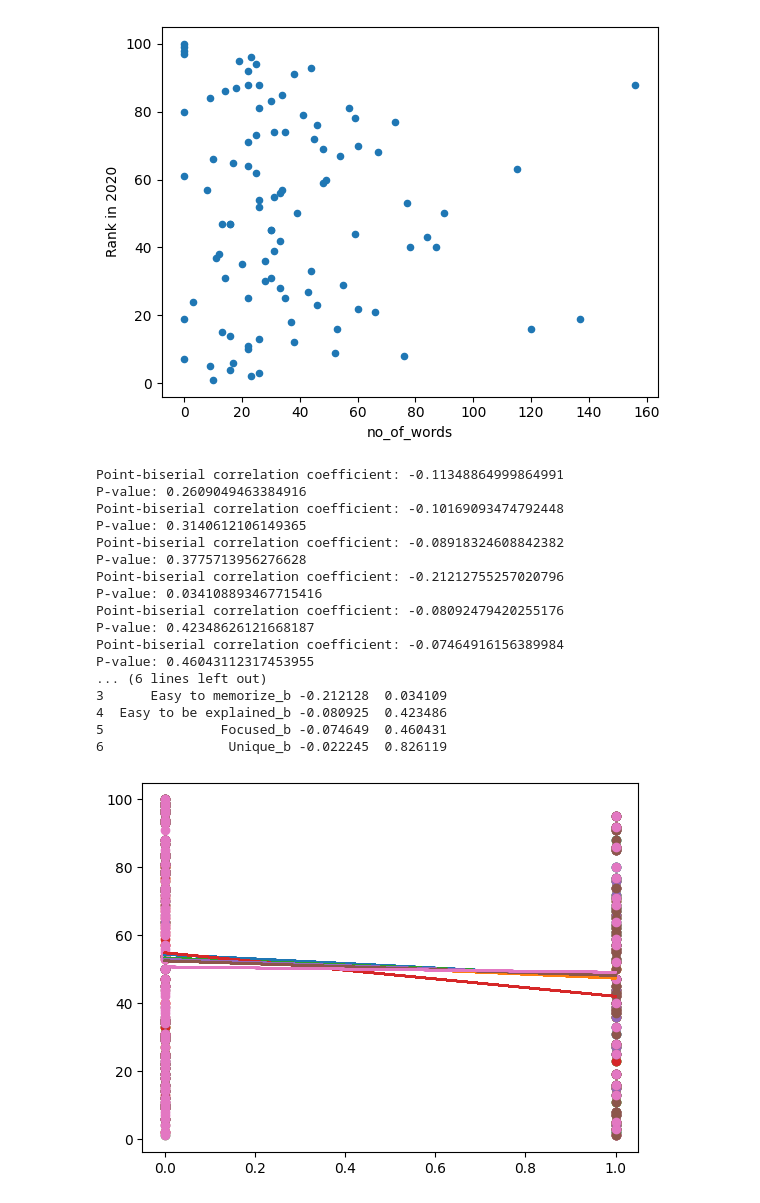
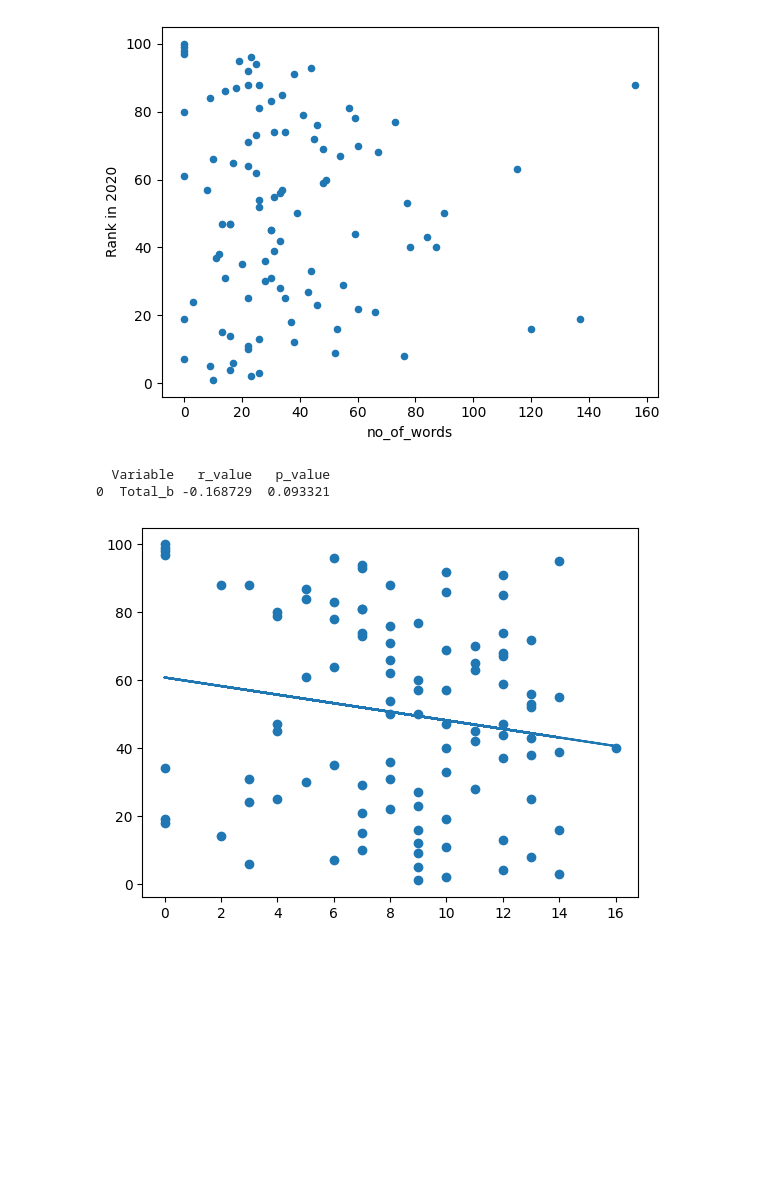
Before and after one commit to SebastianWikt/DS4002-P1, a Jupyter notebook: Scripts/Project_1_text_analysis.ipynb, the cells around one changed output. Drawn from its saved outputs; the diff is of its cells as text; code cells hidden in the pictures; blank space fills up the shorter version.

```diff
--- a/Scripts/Project_1_text_analysis.ipynb
+++ b/Scripts/Project_1_text_analysis.ipynb
@@ -99,3 +124,3 @@ def loadData(file):
 # %%
-data = pd.read_csv('/content/DS4002-P1/project_1_dataset.csv')
+data = pd.read_csv('/content/DS4002-P1/Data/project_1_dataset.csv')
 data = data.rename(columns={"Unnamed: 42": "no_of_words"})
@@ -160,67 +152,68 @@ lrank.plot(kind='scatter', x='no_of_words', y='Rank in 2020')
 # %% [output]
 <Axes: xlabel='no_of_words', ylabel='Rank in 2020'>
 [figure]
-# %%
-def printRandP(data, column_name, compare_column, table):
-  r_value, p_value = pointbiserialr(data[column_name], data[compare_column])
-  scatterAndLine(data[column_name], data[compare_column])
-  new_row = pd.DataFrame({"Variable": [column_name], "r_value": [r_value], "p_value": [p_value]})
-    # Create or update the table
-  if table is None or table.empty:
-      table = new_row
-  else:
-      # Concatenate the new row to the existing table
-      table = pd.concat([table, new_row], ignore_index=True)
-
-  table = table.drop_duplicates(subset=["Variable", "r_value", "p_value"], keep="first")
-
-  print(f"Point-biserial correlation coefficient: {r_value}")
-  print(f"P-value: {p_value}")
-  return table
 # %%
 from scipy.stats import pointbiserialr
 
 # Convert the 'Yes'/'No' column to numerical values (Yes=1, No=0)
       #  'Realistic', 'Shorter', 'Easy to communicate', 'Easy to memorize',
       #  'Easy to be explained', 'Focused', 'Unique',
 data['Realistic_b'] = data['Realistic'].apply(lambda x: 1 if x == 'Y' else 0)
 data['Shorter_b'] = data['Shorter'].apply(lambda x: 1 if x == 'Y' else 0)
 data['Easy to communicate_b'] = data['Easy to communicate'].apply(lambda x: 1 if x == 'Y' else 0)
 data['Easy to memorize_b'] = data['Easy to memorize'].apply(lambda x: 1 if x == 'Y' else 0)
 data['Easy to be explained_b'] = data['Easy to be explained'].apply(lambda x: 1 if x == 'Y' else 0)
 data['Focused_b'] = data['Focused'].apply(lambda x: 1 if x == 'Y' else 0)
 data['Unique_b'] = data['Unique'].apply(lambda x: 1 if x == 'Y' else 0)
+data['Philosophy_b'] = data['Philosophy'].apply(lambda x: 1 if x == 'Y' else 0)
+data['Self-concept_b'] = data['Self-concept'].apply(lambda x: 1 if x == 'Y' else 0)
+data['Concern for public image_b'] = data['Concern for public image'].apply(lambda x: 1 if x == 'Y' else 0)
+data['Concern for employees_b'] = data['Concern for employees'].apply(lambda x: 1 if x == 'Y' else 0)
+data['Broad in scope_b'] = data['Broad in scope'].apply(lambda x: 1 if x == 'Y' else 0)
+data['Socially responsible_b'] = data['Socially responsible'].apply(lambda x: 1 if x == 'Y' else 0)
+data['Environmentally responsible_b'] = data['Environmentally responsible'].apply(lambda x: 1 if x == 'Y' else 0)
+data['Reconciliatory_b'] = data['Reconciliatory'].apply(lambda x: 1 if x == 'Y' else 0)
+data['Enduring_b'] = data['Enduring'].apply(lambda x: 1 if x == 'Y' else 0)
+
+
+data['Total_b'] = data[['Realistic_b', 'Shorter_b', 'Easy to communicate_b', 'Easy to memorize_b',
+                        'Easy to be explained_b', 'Focused_b', 'Unique_b',  'Philosophy_b',
+                        'Self-concept_b', 'Concern for public image_b',
+                        'Concern for employees_b', 'Broad in scope_b',
+                        'Socially responsible_b', 'Environmentally responsible_b',
+                        'Reconciliatory_b', 'Enduring_b']].sum(axis=1)
+
+
+
+total_table = None
+total_table = printRandP(data, 'Total_b', 'Rank in 2020', total_table)
+scatterAndLine(data['Total_b'], data['Rank in 2020'])
+print(total_table)
 
 table = None
 table = printRandP(data, 'Realistic_b', 'Rank in 2020', table)
 table = printRandP(data, 'Shorter_b', 'Rank in 2020', table)
 table = printRandP(data, 'Easy to communicate_b', 'Rank in 2020', table)
 table = printRandP(data, 'Easy to memorize_b', 'Rank in 2020', table)
 table = printRandP(data, 'Easy to be explained_b', 'Rank in 2020', table)
 table = printRandP(data, 'Focused_b', 'Rank in 2020', table)
 table = printRandP(data, 'Unique_b', 'Rank in 2020', table)
+table = printRandP(data, 'Philosophy_b', 'Rank in 2020', table)
+table = printRandP(data, 'Self-concept_b', 'Rank in 2020', table)
+table = printRandP(data, 'Concern for public image_b', 'Rank in 2020', table)
+table = printRandP(data, 'Concern for employees_b', 'Rank in 2020', table)
+table = printRandP(data, 'Broad in scope_b', 'Rank in 2020', table)
+table = printRandP(data, 'Socially responsible_b', 'Rank in 2020', table)
+table = printRandP(data, 'Environmentally responsible_b', 'Rank in 2020', table)
+table = printRandP(data, 'Reconciliatory_b', 'Rank in 2020', table)
+table = printRandP(data, 'Enduring_b', 'Rank in 2020', table)
 
-print(table)
+# print(table)
 
 
 # Calculate the point-biserial correlation between the binary column and the 'Rank in 2020'
 # print(data['Realistic_b'])
 # %% [output]
-Point-biserial correlation coefficient: -0.11348864999864991
-P-value: 0.2609049463384916
-Point-biserial correlation coefficient: -0.10169093474792448
-P-value: 0.3140612106149365
-Point-biserial correlation coefficient: -0.08918324608842382
-P-value: 0.3775713956276628
-Point-biserial correlation coefficient: -0.21212755257020796
-P-value: 0.034108893467715416
-Point-biserial correlation coefficient: -0.08092479420255176
-P-value: 0.42348626121668187
-Point-biserial correlation coefficient: -0.07464916156389984
-P-value: 0.46043112317453955
-... (6 lines left out)
-3      Easy to memorize_b -0.212128  0.034109
-4  Easy to be explained_b -0.080925  0.423486
-5               Focused_b -0.074649  0.460431
-6                Unique_b -0.022245  0.826119
+  Variable   r_value   p_value
+0  Total_b -0.168729  0.093321
-[figure, old version]
+[figure, new version]
```
Also changed, not shown: parts of 7 cells of this notebook.
